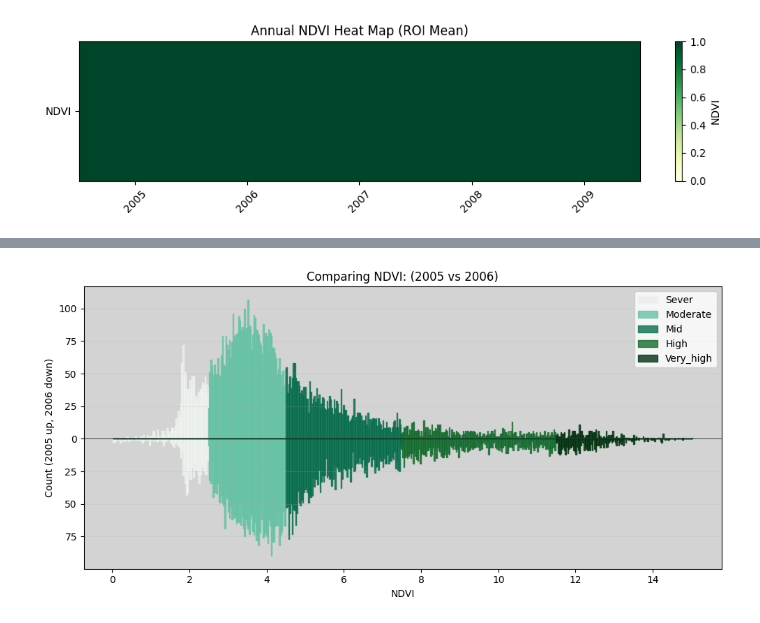
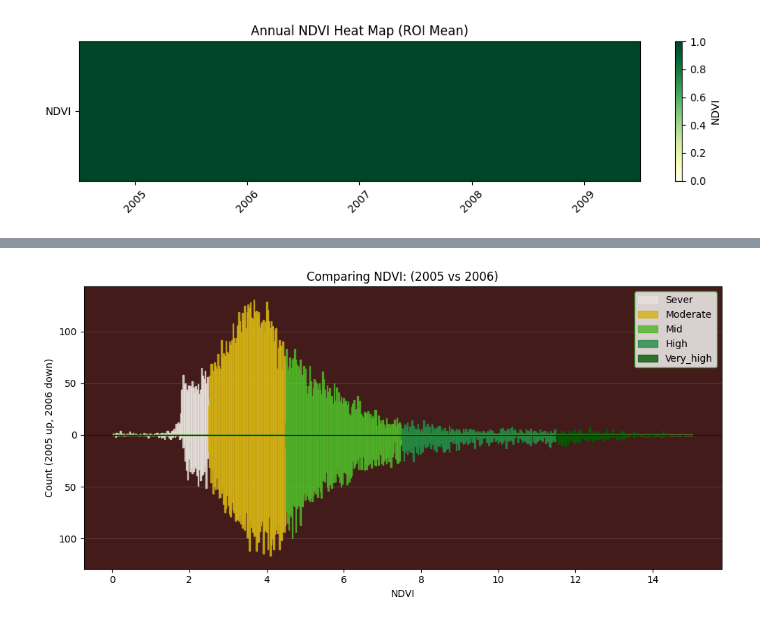
Before and after one commit to Thaer-F-Ali/CodexTestDemo, a Jupyter notebook: NumpyCodexTest.ipynb, the cells around one changed output, grey strips where cells are left out. Cells and saved outputs as stored; diff of their text form; code cells hidden in the pictures.

Commit message:
adding color to the background

```diff
--- a/NumpyCodexTest.ipynb
+++ b/NumpyCodexTest.ipynb
@@ -743,43 +745,45 @@ all_vals = np.concatenate([arr_2005_1, arr_2005_2, arr_2005_3, arr_2005_4, arr_2
 bin_edges = np.linspace(all_vals.min(), all_vals.max(), 500)
 #bin_edges1 = np.linspace(all_vals5.max(), all_vals5.min(), 500)
 
 h20051, _ = np.histogram(arr_2005_1, bins=bin_edges)
 h20052, _ = np.histogram(arr_2005_2, bins=bin_edges)
 h20053, _ = np.histogram(arr_2005_3, bins=bin_edges)
 h20054, _ = np.histogram(arr_2005_4, bins=bin_edges)
 h20055, _ = np.histogram(arr_2005_5, bins=bin_edges)
 
 h20061, _ = np.histogram(arr_2006_1, bins=bin_edges)
 h20062, _ = np.histogram(arr_2006_2, bins=bin_edges)
 h20063, _ = np.histogram(arr_2006_3, bins=bin_edges)
 h20064, _ = np.histogram(arr_2006_4, bins=bin_edges)
 h20065, _ = np.histogram(arr_2006_5, bins=bin_edges)
 
 centers = 0.5 * (bin_edges[:-1] + bin_edges[1:])
 widths = np.diff(bin_edges)
+colors = ["#e7e2dc", "#d4b114", "#50b428", "#238b45", "#075A05"]
 
 fig, ax = plt.subplots(figsize=(10, 5))
-ax.bar(centers, h20051, width=widths, color="#e9ecea", alpha=0.8, label='Sever' ,edgecolor="#f0f5f0")
-ax.bar(centers, h20052, width=widths, color="#66c2a5", alpha=0.8, label='Moderate', edgecolor="#66c2a5")
-ax.bar(centers, h20053, width=widths, color="#096e4e", alpha=0.8, label='Mid', edgecolor="#096e4e")
-ax.bar(centers, h20054, width=widths, color="#156d30", alpha=0.8, label='High', edgecolor="#156d30")
-ax.bar(centers, h20055, width=widths, color="#023311", alpha=0.8, label='Very_high', edgecolor="#023311")
-ax.bar(centers, -h20061, width=widths, color="#e9ecea", alpha=0.8, edgecolor="#f0f5f0")
-ax.bar(centers, -h20062, width=widths, color="#66c2a5", alpha=0.8, edgecolor="#66c2a5")
-ax.bar(centers, -h20063, width=widths, color="#096e4e", alpha=0.8, edgecolor="#096e4e")
-ax.bar(centers, -h20064, width=widths, color="#156d30", alpha=0.8, edgecolor="#156d30")
-ax.bar(centers, -h20065, width=widths, color="#023311", alpha=0.8, edgecolor="#023311")
+ax.bar(centers, h20051, width=widths, color="#e7e2dc", alpha=0.8, label='Sever' ,edgecolor="#e7e2dc")
+ax.bar(centers, h20052, width=widths, color="#d4b114", alpha=0.8, label='Moderate', edgecolor="#d4b114")
+ax.bar(centers, h20053, width=widths, color="#50b428", alpha=0.8, label='Mid', edgecolor="#50b428")
+ax.bar(centers, h20054, width=widths, color="#238b45", alpha=0.8, label='High', edgecolor="#238b45")
+ax.bar(centers, h20055, width=widths, color="#075A05", alpha=0.8, label='Very_high', edgecolor="#075A05")
+ax.bar(centers, -h20061, width=widths, color="#e7e2dc", alpha=0.8, edgecolor="#e7e2dc")
+ax.bar(centers, -h20062, width=widths, color="#d4b114", alpha=0.8, edgecolor="#d4b114")
+ax.bar(centers, -h20063, width=widths, color="#50b428", alpha=0.8, edgecolor="#50b428")
+ax.bar(centers, -h20064, width=widths, color="#238b45", alpha=0.8, edgecolor="#238b45")
+ax.bar(centers, -h20065, width=widths, color="#075A05", alpha=0.8, edgecolor="#075A05")
 
 ax.axhline(0, color='black', linewidth=0.51)
 ax.set_title('Comparing NDVI: (2005 vs 2006)')
 ax.set_xlabel('NDVI')
 ax.set_ylabel('Count (2005 up, 2006 down)')
-ax.set_facecolor('lightgray')
+ax.set_facecolor("#3d1212f6")
 ax.yaxis.set_major_formatter(FuncFormatter(lambda y, _: f'{int(abs(y))}'))
 ax.grid(axis='y', alpha=0.2)
-ax.legend()
+ax.legend().set_title('Class')
+ax.legend().get_frame().set_edgecolor("#1CC21C")
 
 plt.tight_layout()
 plt.show()
 # %% [output]
-[figure, old version]
+[figure, new version]
```
Also changed, not shown: parts of 16 cells of this notebook.
